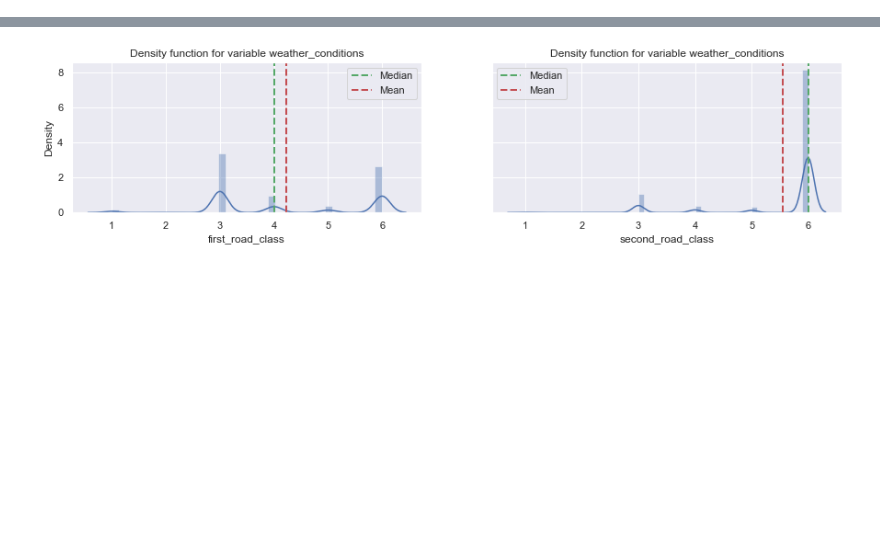
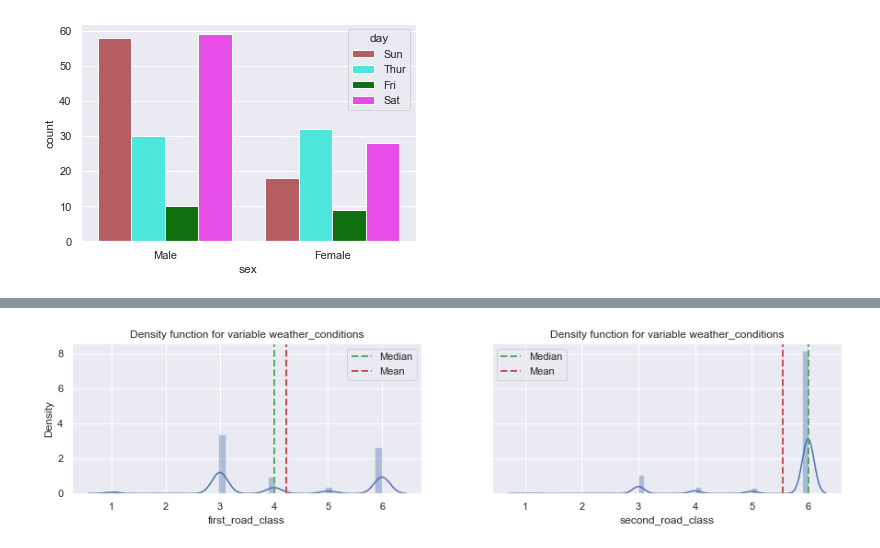
Before and after one commit to developerHobday/data-visualization, a Jupyter notebook: seaborn.ipynb, the cells around one changed output, grey strips where cells are left out. Drawn from its saved outputs; the diff is of its cells as text; code cells hidden in the pictures; blank space fills up the shorter version.

```diff
--- a/seaborn.ipynb
+++ b/seaborn.ipynb
@@ -35,0 +32,13 @@ memory usage: 750.2+ KB
+# %%
+# Count Plot
+# Also shows adjusting hue order and color
+
+_ = sns.countplot(data = df, x = 'sex',
+    hue='day',
+    hue_order = ['Sun', 'Thur', 'Fri', 'Sat'],
+    palette = {
+        'Sun' : 'r', 'Thur': '#33FFF2', 'Fri': 'green', 'Sat': '#F3F',
+    }
+)
+# %% [output]
+[figure, added]
```
Also changed, not shown: parts of 11 cells of this notebook.
